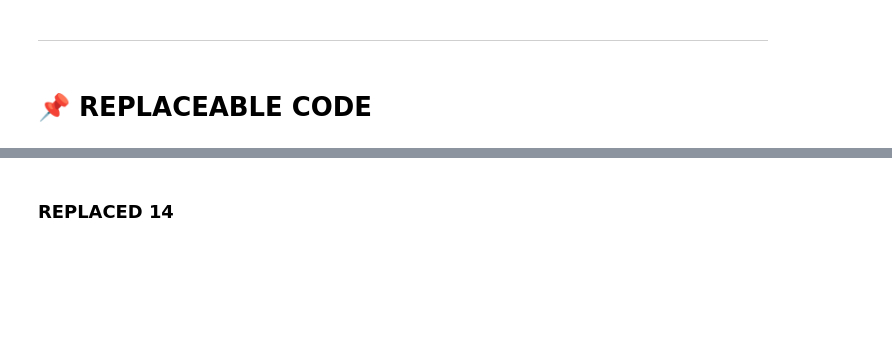
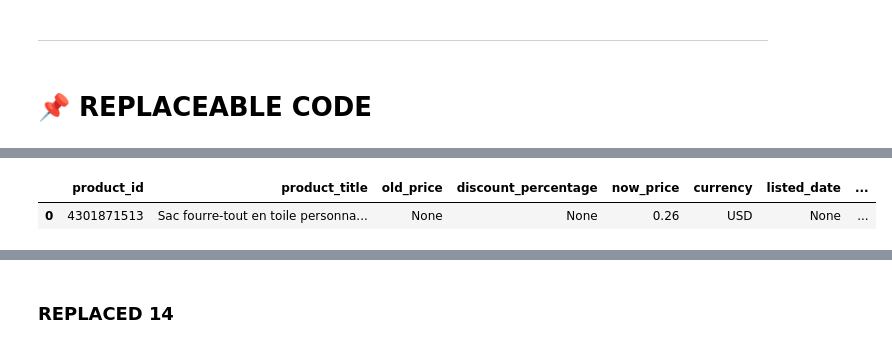
Before and after one commit to samia-boubaya/project_03-Etsy-POD-Trends, a Jupyter notebook: notebooks/SCRAPER.ipynb, the cells around one changed output, grey strips where cells are left out. Saved outputs shown, nothing was run; the diff lists cells and outputs as text; code cells hidden in the pictures; blank space fills up the shorter version.

```diff
--- a/notebooks/SCRAPER.ipynb
+++ b/notebooks/SCRAPER.ipynb
@@ -202,0 +1294,5 @@ All of the product Reviews `Comment`, `Rating`, and `Date` when each review was
+# %%
+df.head()
+# %% [output]
+|  | product_id | product_title | old_price | discount_percentage | now_price | currency | listed_date | ... |
+| 0 | 4301871513 | Sac fourre-tout en toile personna... | None | None | 0.26 | USD | None | ... |
```
Also changed, not shown: parts of 32 cells of this notebook, 11 other files.
